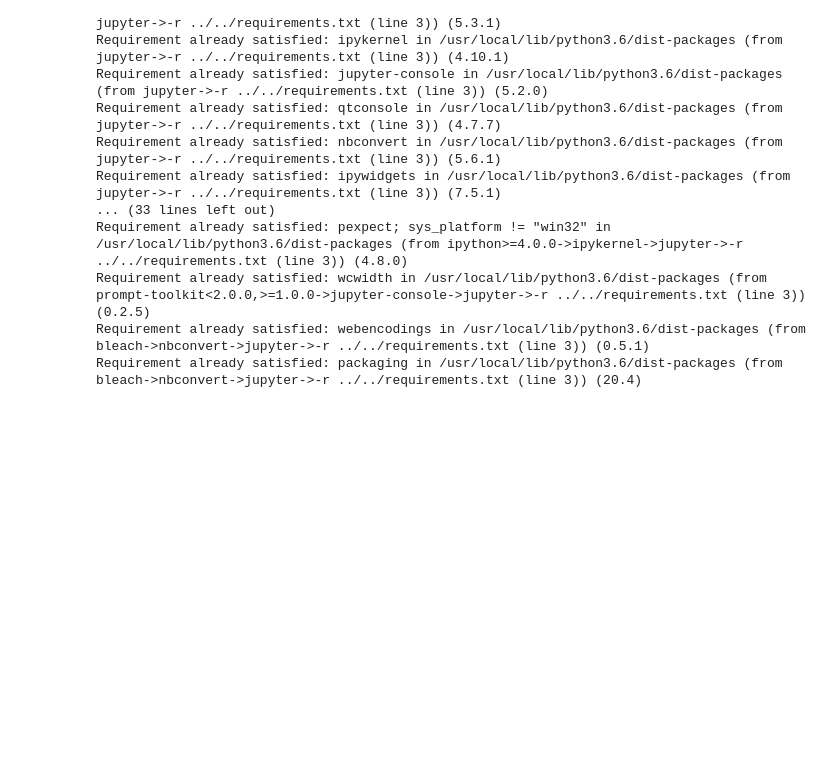
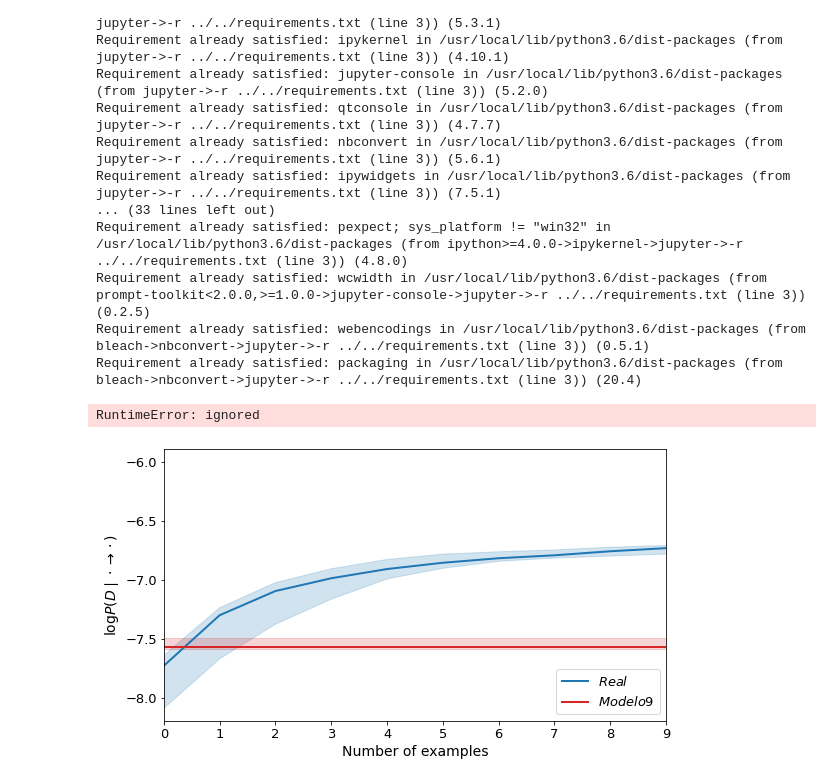
Before and after one commit to jurrutiag/Causality-Experiments-EL7006, a Jupyter notebook: Paper1/notebooks/multivariate/multivariate-meta.ipynb, the cells around one changed output. Saved outputs shown, nothing was run; the diff lists cells and outputs as text; code cells hidden in the pictures; blank space fills up the shorter version.

```diff
--- a/Paper1/notebooks/multivariate/multivariate-meta.ipynb
+++ b/Paper1/notebooks/multivariate/multivariate-meta.ipynb
@@ -60,10 +60,14 @@ real_model = ModelA2BC_B2C
 num_episodes = 500
 batch_size = 100 # 1
 num_test = 10000
-num_training = 10 # 100
-num_transfers = 10 # 100
+num_training = 1 # 100
+num_transfers = 1 # 100
 # %%
 optimizer = torch.optim.SGD(model.modules_parameters(), lr=1.)
+# %%
+torch.tensor([1.]).permute(0, 1)
+# %% [output]
+RuntimeError: ignored
 # %%
 losses = np.zeros((9, num_training, num_transfers, num_episodes))
 
@@ -105,20 +109,25 @@ for k in tnrange(num_training):
             loss.backward()
             optimizer.step()
 # %%
-flat_losses = -losses.reshape((2, -1, num_episodes))
+flat_losses = -losses.reshape((9, -1, num_episodes))
 losses_25, losses_50, losses_75 = np.percentile(flat_losses, (25, 50, 75), axis=1)
 
 plt.figure(figsize=(9, 5))
 
+ind1 = 3
+ind2 = 8
+
 ax = plt.subplot(1, 1, 1)
-ax.plot(losses_50[0], color='C0', label=r'$A \rightarrow B$', lw=2)
-ax.fill_between(np.arange(num_episodes), losses_25[0], losses_75[0], color='C0', alpha=0.2)
-ax.plot(losses_50[1], color='C3', label=r'$B \rightarrow A$', lw=2)
-ax.fill_between(np.arange(num_episodes), losses_25[1], losses_75[1], color='C3', alpha=0.2)
+ax.plot(losses_50[ind1], color='C0', label=r'$Real$', lw=2)
+ax.fill_between(np.arange(num_episodes), losses_25[ind1], losses_75[ind1], color='C0', alpha=0.2)
+ax.plot(losses_50[ind2], color='C3', label=f'$Modelo {ind2 + 1}$', lw=2)
+ax.fill_between(np.arange(num_episodes), losses_25[ind2], losses_75[ind2], color='C3', alpha=0.2)
 ax.set_xlim([0, flat_losses.shape[1] - 1])
 ax.tick_params(axis='both', which='major', labelsize=13)
 ax.legend(loc=4, prop={'size': 13})
 ax.set_xlabel('Number of examples', fontsize=14)
 ax.set_ylabel(r'$\log P(D\mid \cdot \rightarrow \cdot)$', fontsize=14)
 
 plt.show()
+# %% [output]
+[figure, added]
```
